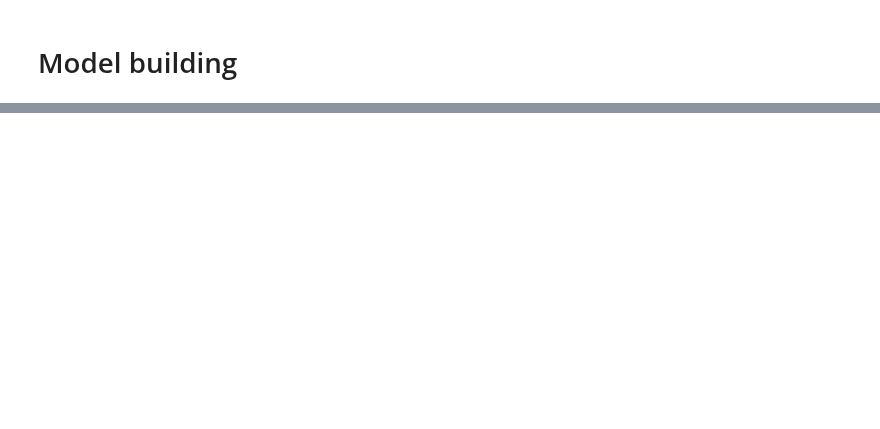
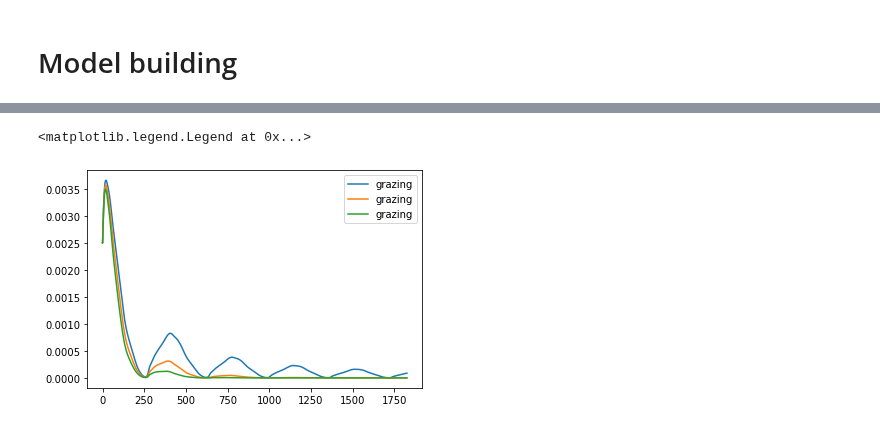
Before and after one commit to ben1post/phydra, a Jupyter notebook: prototypes/FINAL_NPxZxD_prototype.ipynb, the cells around one changed output, grey strips where cells are left out. Cells and saved outputs as stored; diff of their text form; code cells hidden in the pictures; blank space fills up the shorter version.

```diff
--- a/prototypes/FINAL_NPxZxD_prototype.ipynb
+++ b/prototypes/FINAL_NPxZxD_prototype.ipynb
@@ -366,0 +488,8 @@ plt.legend()
+# %%
+plt.plot(time, stepwise_out.GGE__grazing_value.T, label="grazing")
+plt.legend()
+
+#stepwise_out.GGE__egestion_value
+# %% [output]
+<matplotlib.legend.Legend at 0x...>
+[figure, added]
```
Also changed, not shown: parts of 44 cells of this notebook, 5 other files.
